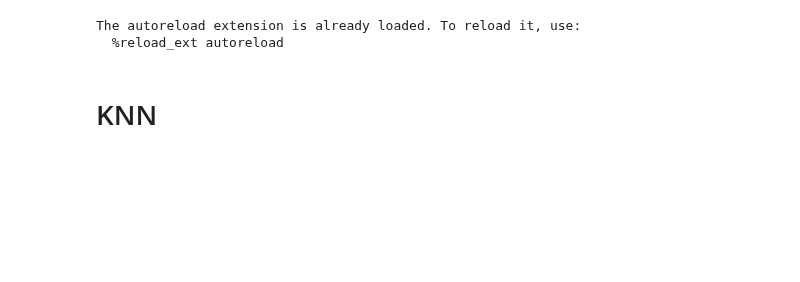
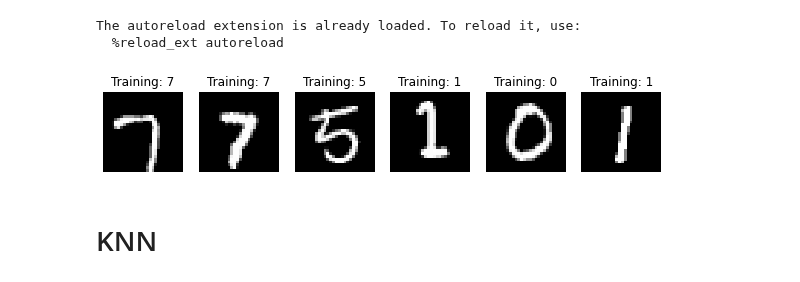
Before and after one commit to Altair200333/ML_tasks, a Jupyter notebook: task3/mnsit_classifires.ipynb, the cells around one changed output. Cells and saved outputs as stored; diff of their text form; code cells hidden in the pictures; blank space fills up the shorter version.

```diff
--- a/task3/mnsit_classifires.ipynb
+++ b/task3/mnsit_classifires.ipynb
@@ -45,3 +48,8 @@ X_train, X_val, y_train, y_val = train_test_split(X, y, train_size=train_samples
+# %%
+#print(X_train[0])
+plotNumbers(X_train[:6], y_train[:6])
+# %% [output]
+[figure, added]
 # %%
 classifiers = [
     KNeighborsClassifier(3),
```
Also changed, not shown: parts of 11 cells of this notebook, 7 other files.
